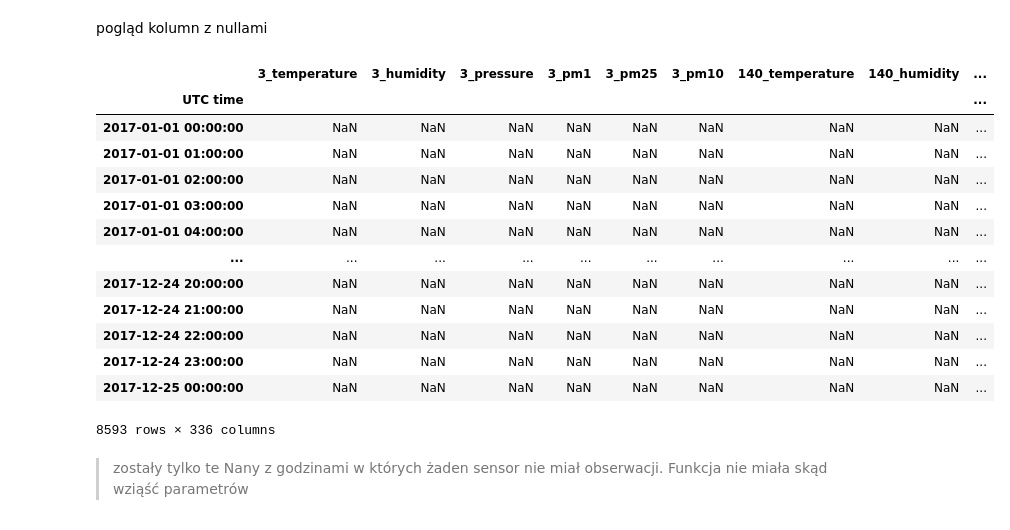
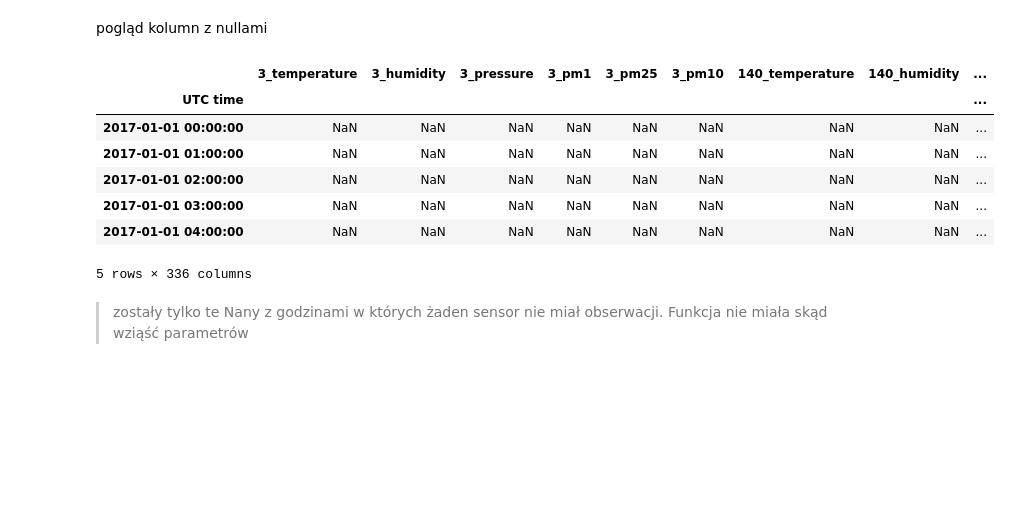
Before and after one commit to ciepielajan/SDA_SMOG_Wawelski, a Jupyter notebook: Jan/DistanceMetric_haversine_uzupełnienie_wartości_z_najblizszych_sensorow.ipynb, the cells around one changed output. Drawn from its saved outputs; the diff is of its cells as text; code cells hidden in the pictures; blank space fills up the shorter version.

```diff
--- a/Jan/DistanceMetric_haversine_uzupełnienie_wartości_z_najblizszych_sensorow.ipynb
+++ b/Jan/DistanceMetric_haversine_uzupełnienie_wartości_z_najblizszych_sensorow.ipynb
@@ -224,22 +229,16 @@ Length: 336, dtype: int64
 # %% [markdown]
 pogląd kolumn z nullami
 # %%
-year_whitout_nan[year_whitout_nan.isnull()]
+year_whitout_nan[year_whitout_nan.isnull()].head()
 # %% [output]
 |  | 3_temperature | 3_humidity | 3_pressure | 3_pm1 | 3_pm25 | 3_pm10 | 140_temperature | 140_humidity | ... |
 | UTC time |  |  |  |  |  |  |  |  | ... |
 | 2017-01-01 00:00:00 | NaN | NaN | NaN | NaN | NaN | NaN | NaN | NaN | ... |
 | 2017-01-01 01:00:00 | NaN | NaN | NaN | NaN | NaN | NaN | NaN | NaN | ... |
 | 2017-01-01 02:00:00 | NaN | NaN | NaN | NaN | NaN | NaN | NaN | NaN | ... |
 | 2017-01-01 03:00:00 | NaN | NaN | NaN | NaN | NaN | NaN | NaN | NaN | ... |
 | 2017-01-01 04:00:00 | NaN | NaN | NaN | NaN | NaN | NaN | NaN | NaN | ... |
-| ... | ... | ... | ... | ... | ... | ... | ... | ... | ... |
-| 2017-12-24 20:00:00 | NaN | NaN | NaN | NaN | NaN | NaN | NaN | NaN | ... |
-| 2017-12-24 21:00:00 | NaN | NaN | NaN | NaN | NaN | NaN | NaN | NaN | ... |
-| 2017-12-24 22:00:00 | NaN | NaN | NaN | NaN | NaN | NaN | NaN | NaN | ... |
-| 2017-12-24 23:00:00 | NaN | NaN | NaN | NaN | NaN | NaN | NaN | NaN | ... |
-| 2017-12-25 00:00:00 | NaN | NaN | NaN | NaN | NaN | NaN | NaN | NaN | ... |
-8593 rows × 336 columns
+5 rows × 336 columns
 # %% [markdown]
 > zostały tylko te Nany z godzinami w których żaden sensor nie miał obserwacji. Funkcja nie miała skąd wziąść parametrów
 # %%
```
Also changed, not shown: parts of 11 cells of this notebook.
